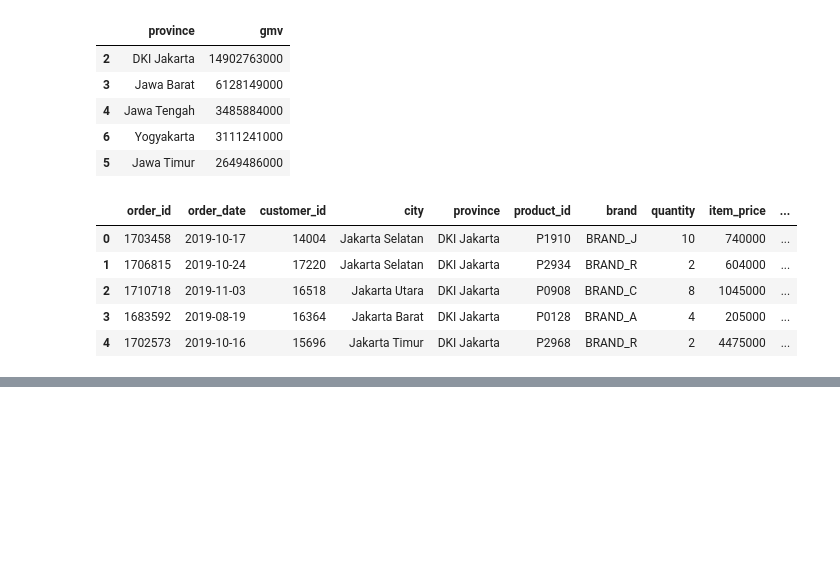
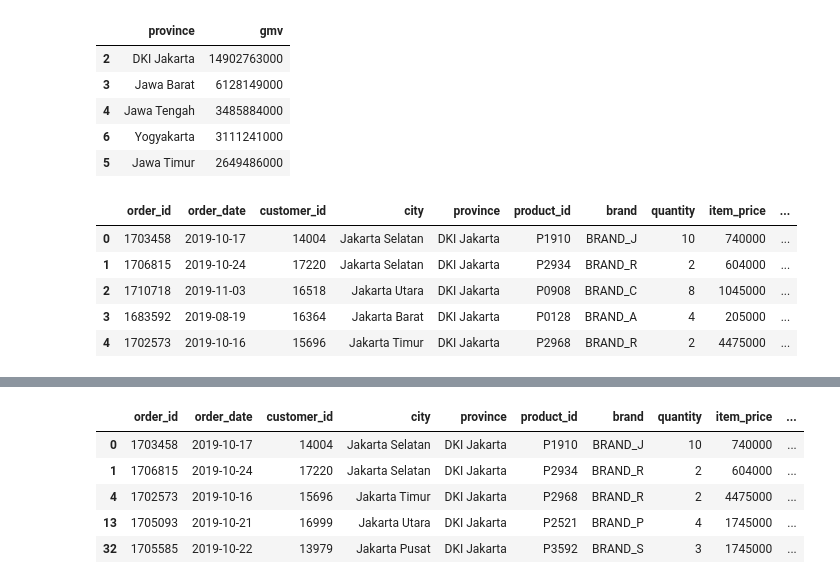
Before and after one commit to UsepSyaikalArifin/Application-File-PT-Bukit-Makmur-Mandiri-Utama-BUMA-, a Jupyter notebook: Kelas Fundamental/Data Visualization with Python Matplotlib for Beginner/Jupyter Notebook/main.ipynb, the cells around one changed output, grey strips where cells are left out. Saved outputs shown, nothing was run; the diff lists cells and outputs as text; code cells hidden in the pictures; blank space fills up the shorter version.

```diff
--- a/Kelas Fundamental/Data Visualization with Python Matplotlib for Beginner/Jupyter Notebook/main.ipynb
+++ b/Kelas Fundamental/Data Visualization with Python Matplotlib for Beginner/Jupyter Notebook/main.ipynb
@@ -237,0 +266,10 @@ plt.show()
+# %%
+dataset_dki_q4 = dataset[(dataset["province"] == "DKI Jakarta") & (dataset["order_month"] == "2019-10")]
+display(dataset_dki_q4.head())
+# %% [output]
+|  | order_id | order_date | customer_id | city | province | product_id | brand | quantity | item_price | ... |
+| 0 | 1703458 | 2019-10-17 | 14004 | Jakarta Selatan | DKI Jakarta | P1910 | BRAND_J | 10 | 740000 | ... |
+| 1 | 1706815 | 2019-10-24 | 17220 | Jakarta Selatan | DKI Jakarta | P2934 | BRAND_R | 2 | 604000 | ... |
+| 4 | 1702573 | 2019-10-16 | 15696 | Jakarta Timur | DKI Jakarta | P2968 | BRAND_R | 2 | 4475000 | ... |
+| 13 | 1705093 | 2019-10-21 | 16999 | Jakarta Utara | DKI Jakarta | P2521 | BRAND_P | 4 | 1745000 | ... |
+| 32 | 1705585 | 2019-10-22 | 13979 | Jakarta Pusat | DKI Jakarta | P3592 | BRAND_S | 3 | 1745000 | ... |
```
Also changed, not shown: parts of 2 cells of this notebook.
